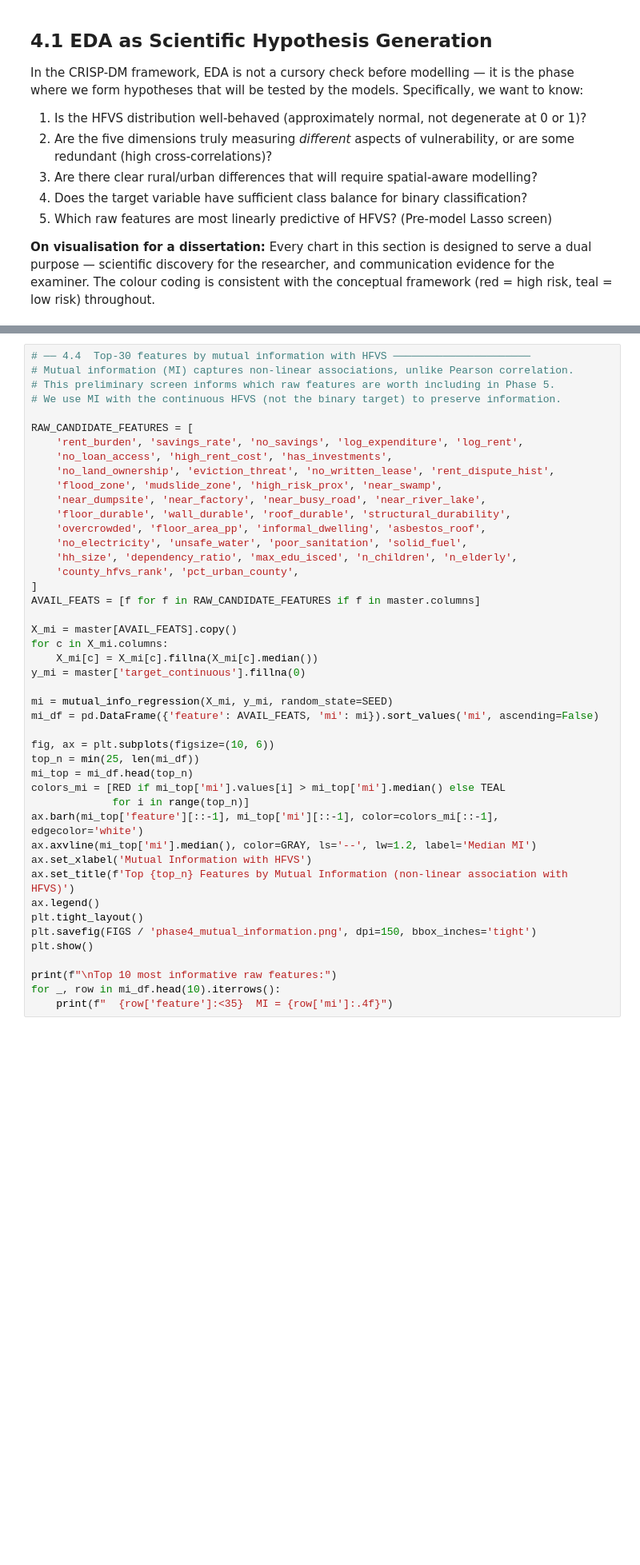
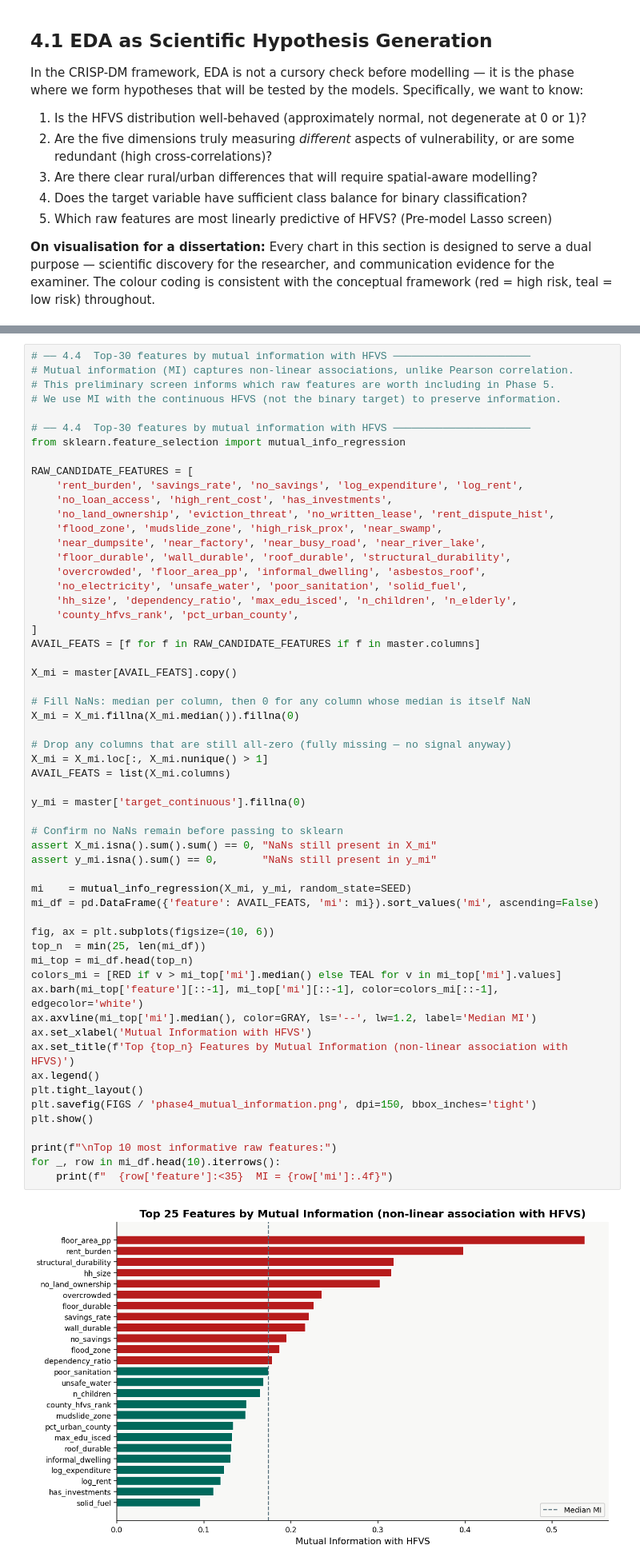
Before and after one commit to VAL-Jerono/KHS_housing_dissertation, a Jupyter notebook: KHS_Dissertation_FINAL.ipynb, the cells around one changed output, grey strips where cells are left out. Shown at 80% size. Drawn from its saved outputs; the diff is of its cells as text; blank space fills up the shorter version.

```diff
--- a/KHS_Dissertation_FINAL.ipynb
+++ b/KHS_Dissertation_FINAL.ipynb
@@ -1330,6 +1484,9 @@ for a, b in dim_pairs:
 # Mutual information (MI) captures non-linear associations, unlike Pearson correlation.
 # This preliminary screen informs which raw features are worth including in Phase 5.
 # We use MI with the continuous HFVS (not the binary target) to preserve information.
+
+# ── 4.4  Top-30 features by mutual information with HFVS ──────────────────────
+from sklearn.feature_selection import mutual_info_regression
 
 RAW_CANDIDATE_FEATURES = [
     'rent_burden', 'savings_rate', 'no_savings', 'log_expenditure', 'log_rent',
@@ -1337,36 +1494,47 @@ RAW_CANDIDATE_FEATURES = [
     'no_land_ownership', 'eviction_threat', 'no_written_lease', 'rent_dispute_hist',
     'flood_zone', 'mudslide_zone', 'high_risk_prox', 'near_swamp',
     'near_dumpsite', 'near_factory', 'near_busy_road', 'near_river_lake',
     'floor_durable', 'wall_durable', 'roof_durable', 'structural_durability',
     'overcrowded', 'floor_area_pp', 'informal_dwelling', 'asbestos_roof',
     'no_electricity', 'unsafe_water', 'poor_sanitation', 'solid_fuel',
     'hh_size', 'dependency_ratio', 'max_edu_isced', 'n_children', 'n_elderly',
     'county_hfvs_rank', 'pct_urban_county',
 ]
 AVAIL_FEATS = [f for f in RAW_CANDIDATE_FEATURES if f in master.columns]
 
 X_mi = master[AVAIL_FEATS].copy()
-for c in X_mi.columns:
-    X_mi[c] = X_mi[c].fillna(X_mi[c].median())
+
+# Fill NaNs: median per column, then 0 for any column whose median is itself NaN
+X_mi = X_mi.fillna(X_mi.median()).fillna(0)
+
+# Drop any columns that are still all-zero (fully missing — no signal anyway)
+X_mi = X_mi.loc[:, X_mi.nunique() > 1]
+AVAIL_FEATS = list(X_mi.columns)
+
 y_mi = master['target_continuous'].fillna(0)
 
-mi = mutual_info_regression(X_mi, y_mi, random_state=SEED)
+# Confirm no NaNs remain before passing to sklearn
+assert X_mi.isna().sum().sum() == 0, "NaNs still present in X_mi"
+assert y_mi.isna().sum() == 0,       "NaNs still present in y_mi"
+
+mi    = mutual_info_regression(X_mi, y_mi, random_state=SEED)
 mi_df = pd.DataFrame({'feature': AVAIL_FEATS, 'mi': mi}).sort_values('mi', ascending=False)
 
 fig, ax = plt.subplots(figsize=(10, 6))
-top_n = min(25, len(mi_df))
+top_n  = min(25, len(mi_df))
 mi_top = mi_df.head(top_n)
-colors_mi = [RED if mi_top['mi'].values[i] > mi_top['mi'].median() else TEAL
-             for i in range(top_n)]
+colors_mi = [RED if v > mi_top['mi'].median() else TEAL for v in mi_top['mi'].values]
 ax.barh(mi_top['feature'][::-1], mi_top['mi'][::-1], color=colors_mi[::-1], edgecolor='white')
 ax.axvline(mi_top['mi'].median(), color=GRAY, ls='--', lw=1.2, label='Median MI')
 ax.set_xlabel('Mutual Information with HFVS')
 ax.set_title(f'Top {top_n} Features by Mutual Information (non-linear association with HFVS)')
 ax.legend()
 plt.tight_layout()
 plt.savefig(FIGS / 'phase4_mutual_information.png', dpi=150, bbox_inches='tight')
 plt.show()
 
 print(f"\nTop 10 most informative raw features:")
 for _, row in mi_df.head(10).iterrows():
     print(f"  {row['feature']:<35}  MI = {row['mi']:.4f}")
+# %% [output]
+[figure, added]
```
Also changed, not shown: parts of 46 cells of this notebook.
